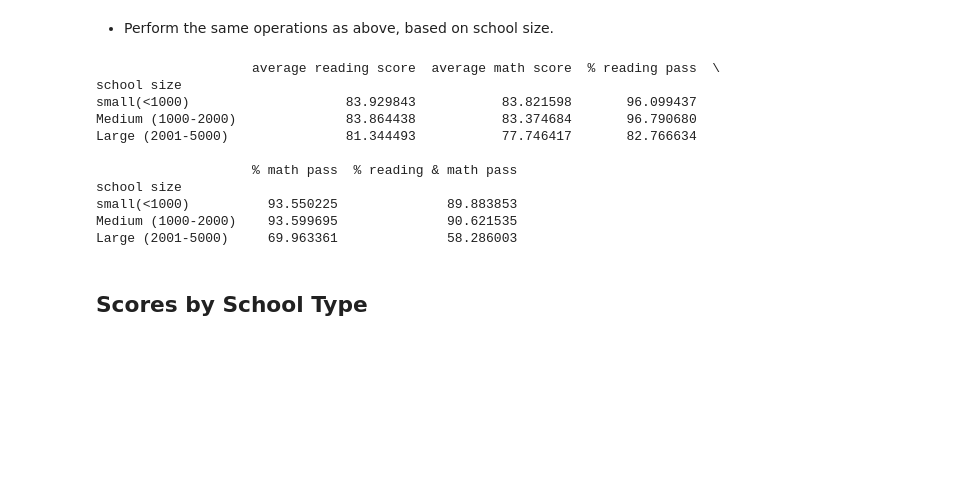
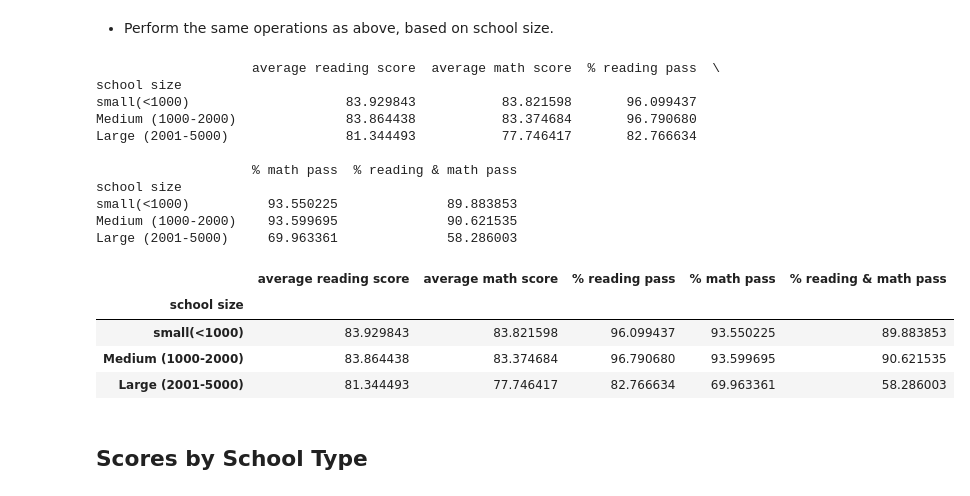
Before and after one commit to theaddies/pandas-challenge, a Jupyter notebook: PyCitySchools/PyCitySchools.ipynb, the cells around one changed output. Drawn from its saved outputs; the diff is of its cells as text; code cells hidden in the pictures; blank space fills up the shorter version.

```diff
--- a/PyCitySchools/PyCitySchools.ipynb
+++ b/PyCitySchools/PyCitySchools.ipynb
@@ -544,24 +551,29 @@ $645-675                         81.133951    66.164813              53.526855
 # %%
 size_bin = [0 , 1000 , 2001 , 5000]
 size_bin_label = ["small(<1000)", "Medium (1000-2000)" , "Large (2001-5000)"]
 school_group_sorted_df['school size'] = pd.cut(school_group_sorted_df['number of students'],size_bin,labels=size_bin_label )
 #print(school_group_sorted_df)
 average_size_df = school_group_sorted_df.groupby(by = school_group_sorted_df['school size']).mean()
-average_size_df = average_spend_df.drop(columns = ['Student ID', 'School ID', 'budget', 'number of students', 'per student budget'])
+average_size_df = average_size_df.drop(columns = ['Student ID', 'School ID', 'budget', 'number of students', 'per student budget'])
 print(average_size_df)
 average_size_df
 # %% [output]
                     average reading score  average math score  % reading pass  \
 school size
 small(<1000)                    83.929843           83.821598       96.099437
 Medium (1000-2000)              83.864438           83.374684       96.790680
 Large (2001-5000)               81.344493           77.746417       82.766634
 
                     % math pass  % reading & math pass
 school size
 small(<1000)          93.550225              89.883853
 Medium (1000-2000)    93.599695              90.621535
 Large (2001-5000)     69.963361              58.286003
+|  | average reading score | average math score | % reading pass | % math pass | % reading & math pass |
+| school size |  |  |  |  |  |
+| small(<1000) | 83.929843 | 83.821598 | 96.099437 | 93.550225 | 89.883853 |
+| Medium (1000-2000) | 83.864438 | 83.374684 | 96.790680 | 93.599695 | 90.621535 |
+| Large (2001-5000) | 81.344493 | 77.746417 | 82.766634 | 69.963361 | 58.286003 |
 # %% [markdown]
 ## Scores by School Type
 # %% [markdown]
```
Also changed, not shown: parts of 3 cells of this notebook.
